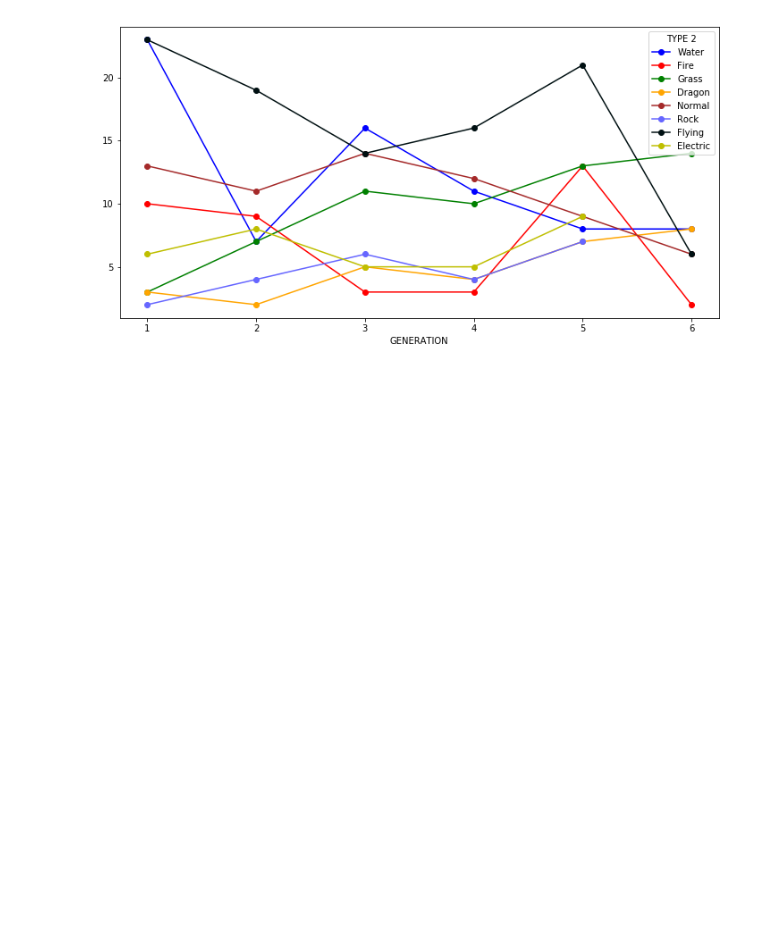
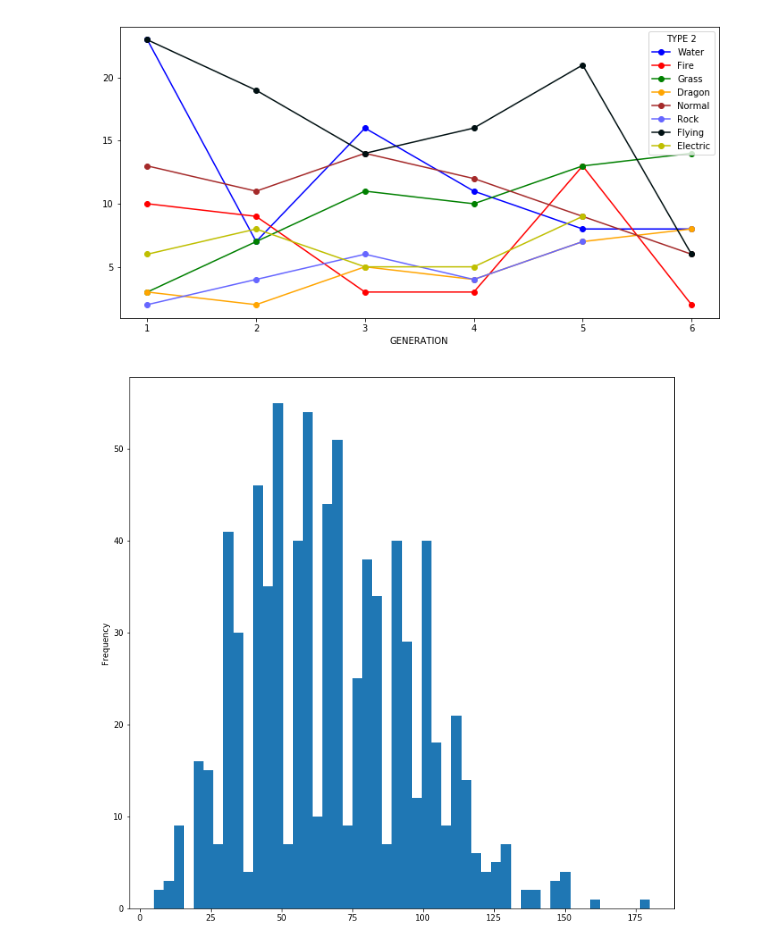
Before and after one commit to tqd0109/MachineLearningBeginner, a Jupyter notebook: Final Project/Final Project.ipynb, the cells around one changed output. Cells and saved outputs as stored; diff of their text form; code cells hidden in the pictures; blank space fills up the shorter version.

```diff
--- a/Final Project/Final Project.ipynb
+++ b/Final Project/Final Project.ipynb
@@ -360,3 +362,9 @@ fig.set_size_inches(12,6)
 plt.show()
 # %% [output]
 [figure]
+# %%
+# Histogram showing volume of pokemon based on attribute SPEED
+pokemon.SPEED.plot(kind = 'hist',bins = 50,figsize = (12,12))
+plt.show()
+# %% [output]
+[figure, added]
```
Also changed, not shown: parts of 6 cells of this notebook, 3 other files.
